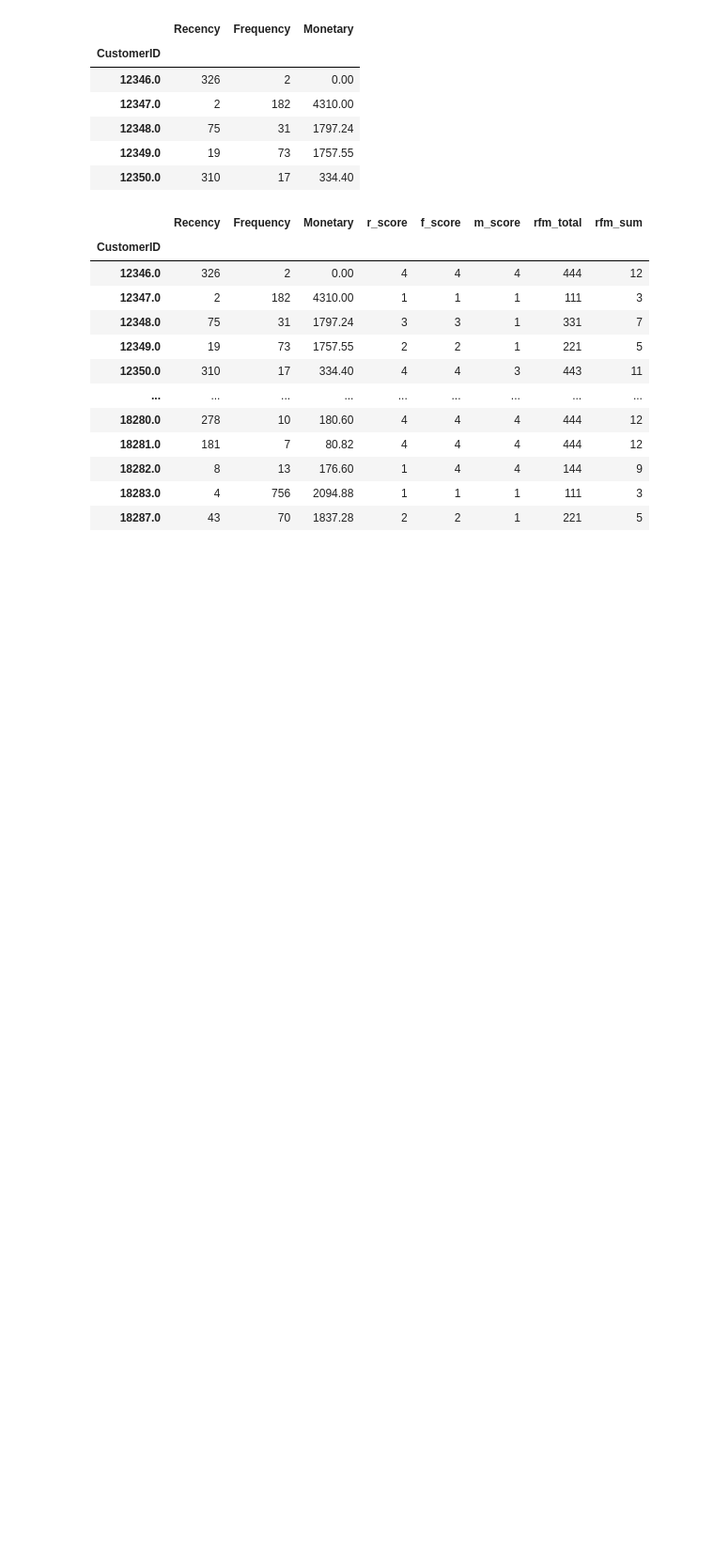
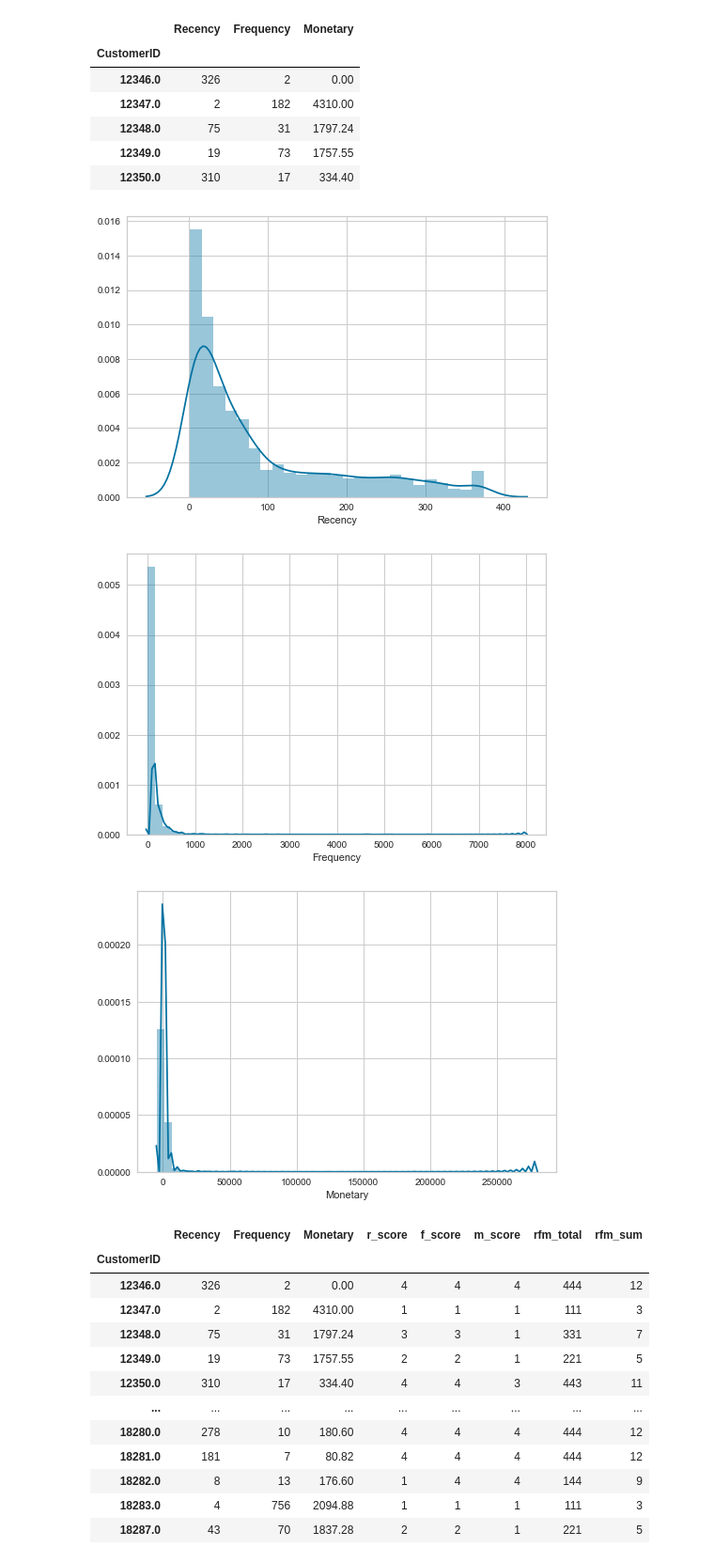
Before and after one commit to vincevertulfo/customer-segmentation, a Jupyter notebook: sample-usage.ipynb, the cells around one changed output. Shown at 94% size. Drawn from its saved outputs; the diff is of its cells as text; code cells hidden in the pictures; blank space fills up the shorter version.

```diff
--- a/sample-usage.ipynb
+++ b/sample-usage.ipynb
@@ -66,6 +66,13 @@ rfm.rfm_df.head()
 | 12348.0 | 75 | 31 | 1797.24 |
 | 12349.0 | 19 | 73 | 1757.55 |
 | 12350.0 | 310 | 17 | 334.40 |
+# %%
+# Checking the distribution of each RFM metric
+rfm.plot()
+# %% [output]
+[figure, added]
+[figure, added]
+[figure, added]
 # %%
 # You can use .apply_score() method to get the quartile rank of each customer based on RFM metrics
 rfm.apply_score()
```
Also changed, not shown: parts of 2 cells of this notebook.
